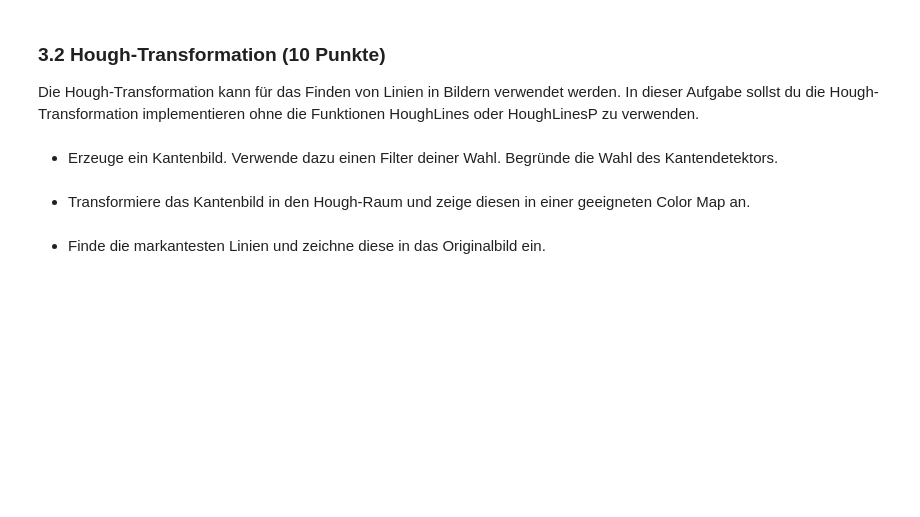
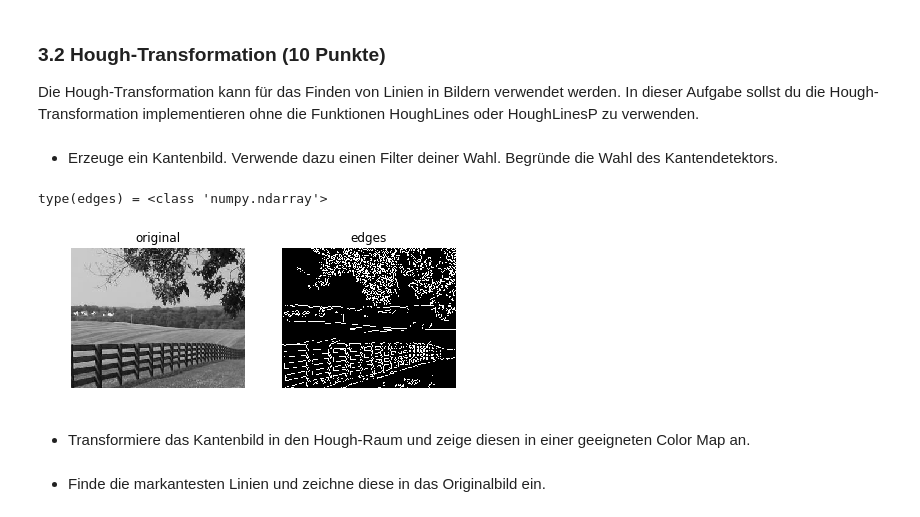
Before and after one commit to jonasitzmann/bildbasierte_modellierung, a Jupyter notebook: ex3/ex3.ipynb, the cells around one changed output. Cells and saved outputs as stored; diff of their text form; code cells hidden in the pictures; blank space fills up the shorter version.

```diff
--- a/ex3/ex3.ipynb
+++ b/ex3/ex3.ipynb
@@ -81,6 +110,13 @@ In dieser Aufgabe sollst du die Hough-Transformation implementieren ohne die Fun
 oder HoughLinesP zu verwenden.
 # %% [markdown]
 * Erzeuge ein Kantenbild. Verwende dazu einen Filter deiner Wahl. Begründe die Wahl des Kantendetektors.
+# %%
+edges = cv2.Canny(img_gray, 100, 200)
+show_imgs([img_gray, edges], ['original', 'edges'])
+print('type(edges) =', type(edges))
+# %% [output]
+type(edges) = <class 'numpy.ndarray'>
+[figure, added]
 # %% [markdown]
 * Transformiere das Kantenbild in den Hough-Raum und zeige diesen in einer geeigneten Color Map
 an.
```
Also changed, not shown: parts of 7 cells of this notebook, 1 other file.
